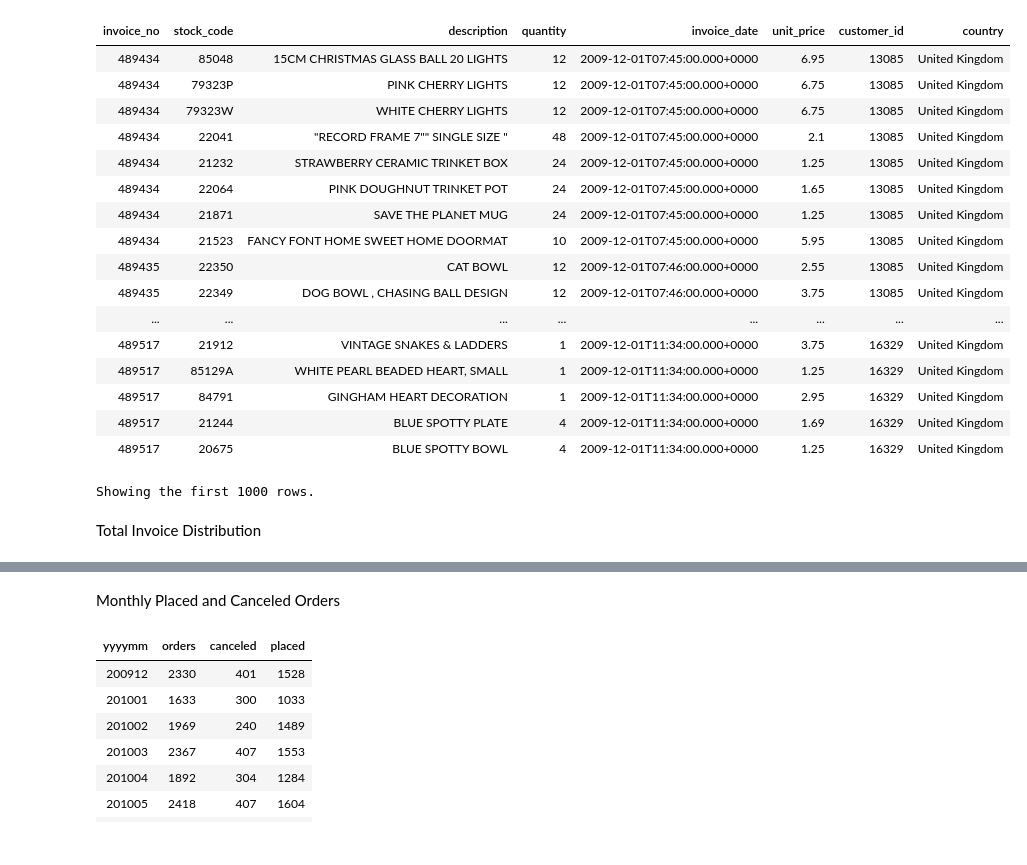
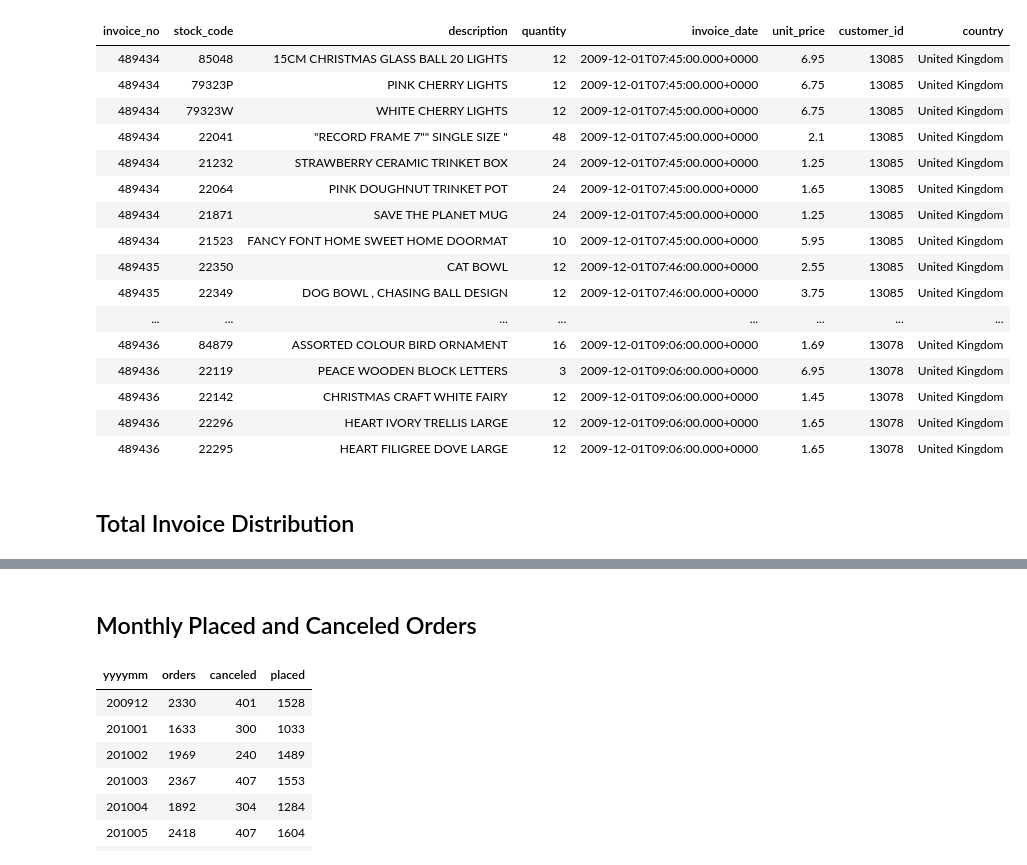
Before and after one commit to jarviscanada/jarvis_data_eng_danny, a Jupyter notebook: spark/notebook/data_analytics_pyspark.ipynb, the cells around one changed output, grey strips where cells are left out. Cells and saved outputs as stored; diff of their text form; code cells hidden in the pictures.

```diff
--- a/spark/notebook/data_analytics_pyspark.ipynb
+++ b/spark/notebook/data_analytics_pyspark.ipynb
@@ -8,42 +8,41 @@ from pyspark.sql.window import Window
 
 # File location and type
 file_location = "/FileStore/tables/retail.csv"
 file_type = "csv"
 
 # CSV options
 infer_schema = "true"
 first_row_is_header = "true"
 delimiter = ","
 
 # The applied options are for CSV files. For other file types, these will be ignored.
 retail_df = spark.read.format(file_type) \
   .option("inferSchema", infer_schema) \
   .option("header", first_row_is_header) \
   .option("sep", delimiter) \
   .load(file_location)
 
-display(retail_df)
+display(retail_df.take(20))
 # %% [output]
 | invoice_no | stock_code | description | quantity | invoice_date | unit_price | customer_id | country |
 | 489434 | 85048 | 15CM CHRISTMAS GLASS BALL 20 LIGHTS | 12 | 2009-12-01T07:45:00.000+0000 | 6.95 | 13085 | United Kingdom |
 | 489434 | 79323P | PINK CHERRY LIGHTS | 12 | 2009-12-01T07:45:00.000+0000 | 6.75 | 13085 | United Kingdom |
 | 489434 | 79323W | WHITE CHERRY LIGHTS | 12 | 2009-12-01T07:45:00.000+0000 | 6.75 | 13085 | United Kingdom |
 | 489434 | 22041 | "RECORD FRAME 7"" SINGLE SIZE " | 48 | 2009-12-01T07:45:00.000+0000 | 2.1 | 13085 | United Kingdom |
 | 489434 | 21232 | STRAWBERRY CERAMIC TRINKET BOX | 24 | 2009-12-01T07:45:00.000+0000 | 1.25 | 13085 | United Kingdom |
 | 489434 | 22064 | PINK DOUGHNUT TRINKET POT | 24 | 2009-12-01T07:45:00.000+0000 | 1.65 | 13085 | United Kingdom |
 | 489434 | 21871 | SAVE THE PLANET MUG | 24 | 2009-12-01T07:45:00.000+0000 | 1.25 | 13085 | United Kingdom |
 | 489434 | 21523 | FANCY FONT HOME SWEET HOME DOORMAT | 10 | 2009-12-01T07:45:00.000+0000 | 5.95 | 13085 | United Kingdom |
 | 489435 | 22350 | CAT BOWL | 12 | 2009-12-01T07:46:00.000+0000 | 2.55 | 13085 | United Kingdom |
 | 489435 | 22349 | DOG BOWL , CHASING BALL DESIGN | 12 | 2009-12-01T07:46:00.000+0000 | 3.75 | 13085 | United Kingdom |
 | ... | ... | ... | ... | ... | ... | ... | ... |
-| 489517 | 21912 | VINTAGE SNAKES & LADDERS | 1 | 2009-12-01T11:34:00.000+0000 | 3.75 | 16329 | United Kingdom |
-| 489517 | 85129A | WHITE PEARL BEADED HEART, SMALL | 1 | 2009-12-01T11:34:00.000+0000 | 1.25 | 16329 | United Kingdom |
-| 489517 | 84791 | GINGHAM HEART DECORATION | 1 | 2009-12-01T11:34:00.000+0000 | 2.95 | 16329 | United Kingdom |
-| 489517 | 21244 | BLUE SPOTTY PLATE | 4 | 2009-12-01T11:34:00.000+0000 | 1.69 | 16329 | United Kingdom |
-| 489517 | 20675 | BLUE SPOTTY BOWL | 4 | 2009-12-01T11:34:00.000+0000 | 1.25 | 16329 | United Kingdom |
+| 489436 | 84879 | ASSORTED COLOUR BIRD ORNAMENT | 16 | 2009-12-01T09:06:00.000+0000 | 1.69 | 13078 | United Kingdom |
+| 489436 | 22119 | PEACE WOODEN BLOCK LETTERS | 3 | 2009-12-01T09:06:00.000+0000 | 6.95 | 13078 | United Kingdom |
+| 489436 | 22142 | CHRISTMAS CRAFT WHITE FAIRY | 12 | 2009-12-01T09:06:00.000+0000 | 1.45 | 13078 | United Kingdom |
+| 489436 | 22296 | HEART IVORY TRELLIS LARGE | 12 | 2009-12-01T09:06:00.000+0000 | 1.65 | 13078 | United Kingdom |
+| 489436 | 22295 | HEART FILIGREE DOVE LARGE | 12 | 2009-12-01T09:06:00.000+0000 | 1.65 | 13078 | United Kingdom |
-Showing the first 1000 rows.
-# %% [markdown]
-Total Invoice Distribution
+# %% [markdown]
+<h2>Total Invoice Distribution</h2>
 # %%
 # function to calculate mean, minimum, maximum, median, mode
 def show_distribution(df, col):
@@ -67,7 +66,7 @@ show_distribution(filtered_amount_df, 'amount')
 # %% [output]
 [interactive output not drawn]
 # %% [markdown]
-Monthly Placed and Canceled Orders
+<h2>Monthly Placed and Canceled Orders</h2>
 # %%
 # create new yyyymm column for grouping
 yyyymm_df = retail_df.select('invoice_no', 'invoice_date', year("invoice_date").alias("year"), month("invoice_date").alias("month"))
```
Also changed, not shown: parts of 9 cells of this notebook.
